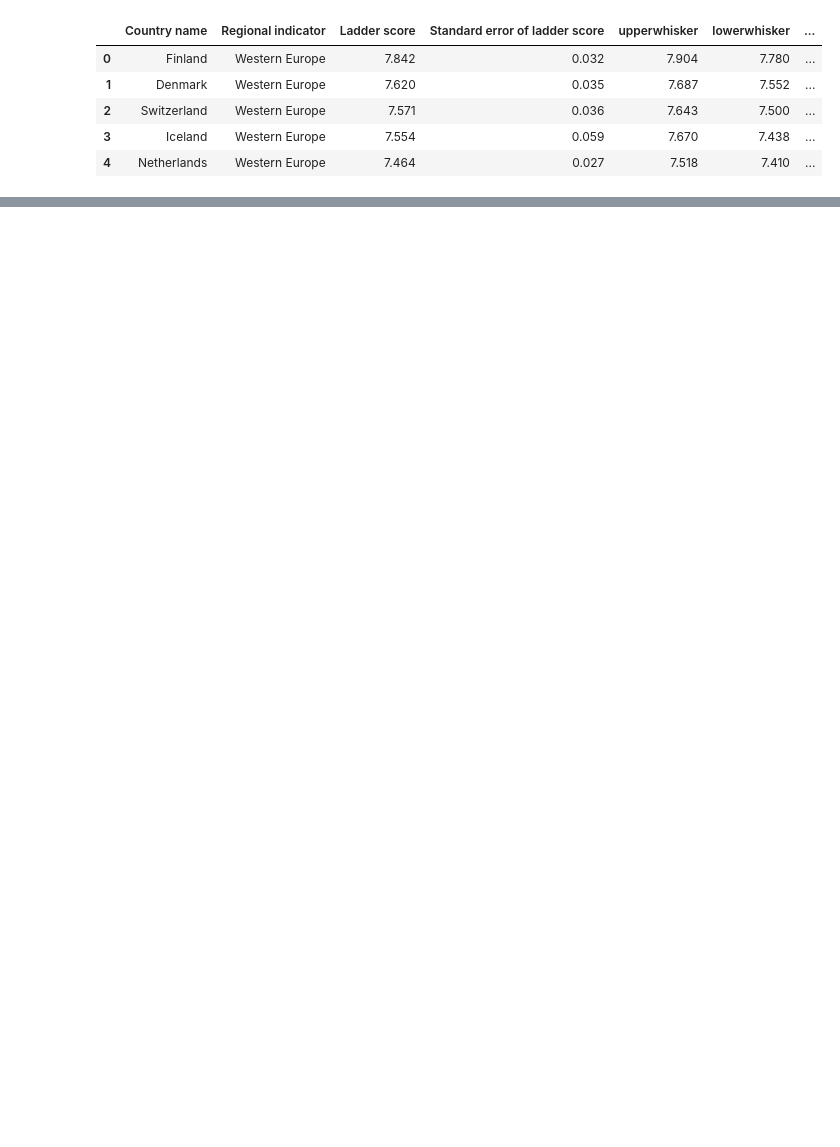
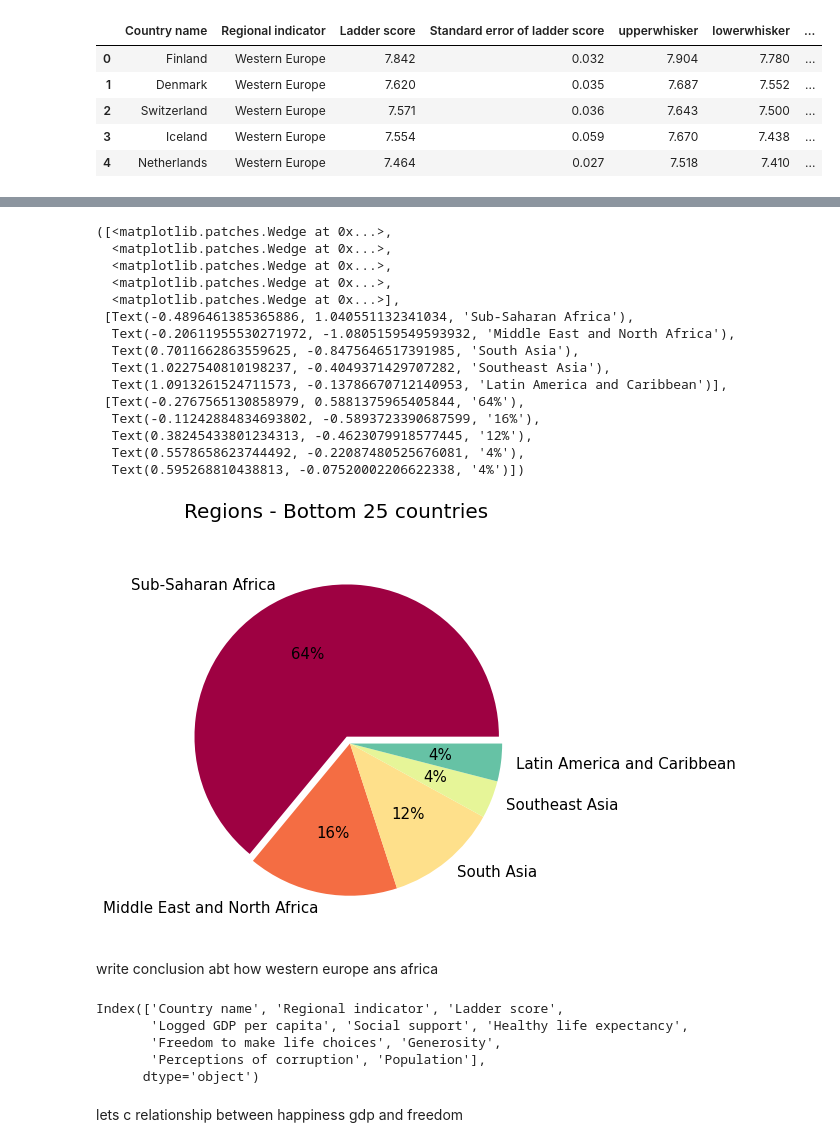
Before and after one commit to JyotsnaBN/EDA_World_Happiness_Report, a Jupyter notebook: file1.ipynb, the cells around one changed output, grey strips where cells are left out. Drawn from its saved outputs; the diff is of its cells as text; code cells hidden in the pictures; blank space fills up the shorter version.

```diff
--- a/file1.ipynb
+++ b/file1.ipynb
@@ -85,2 +26,0 @@ countries.describe()
-# %%
-countries = countries.fillna(countries.median())
@@ -175,0 +142,19 @@ for col in rep_cols:
+# %%
+bottom_25 = report.tail(25)
+bottom_25 = bottom_25.drop(['Standard error of ladder score',
+        'upperwhisker', 'lowerwhisker',
+        'Ladder score in Dystopia',
+        'Explained by: Log GDP per capita',
+        'Explained by: Social support',
+        'Explained by: Healthy life expectancy',
+        'Explained by: Freedom to make life choices',
+        'Explained by: Generosity', 'Explained by: Perceptions of corruption',
+        'Dystopia + residual'],1)
+#we keep only imp cols
+#we merge both to add population
+res = pd.merge(bottom_25, country_pop, on='Country name')
+bottom_25 = res
+list1 = list(range(125,150))
+bottom_25['Rank'] = list1
+bottom_25 = bottom_25.set_index("Rank")
+bottom_25
@@ -175,0 +285,40 @@ for col in rep_cols:
+# %%
+bottom_25_RI = bottom_25['Regional indicator'].value_counts()
+theme = plt.get_cmap('Spectral')
+textprops = {"fontsize":15}
+explode = (0.05, 0, 0, 0, 0)
+
+fig, ax = plt.subplots(figsize =(15, 7))
+ax.set_prop_cycle("color", [theme(1. * i / 5)
+                             for i in range(5)])
+fig.suptitle('Regions - Bottom 25 countries', fontsize=20)
+plt.pie(bottom_25_RI, explode = explode, autopct='%1.0f%%', labels = bottom_25_RI.index, textprops = textprops)
+# %% [output]
+([<matplotlib.patches.Wedge at 0x...>,
+  <matplotlib.patches.Wedge at 0x...>,
+  <matplotlib.patches.Wedge at 0x...>,
+  <matplotlib.patches.Wedge at 0x...>,
+  <matplotlib.patches.Wedge at 0x...>],
+ [Text(-0.4896461385365886, 1.040551132341034, 'Sub-Saharan Africa'),
+  Text(-0.20611955530271972, -1.0805159549593932, 'Middle East and North Africa'),
+  Text(0.7011662863559625, -0.8475646517391985, 'South Asia'),
+  Text(1.0227540810198237, -0.4049371429707282, 'Southeast Asia'),
+  Text(1.0913261524711573, -0.13786670712140953, 'Latin America and Caribbean')],
+ [Text(-0.2767565130858979, 0.5881375965405844, '64%'),
+  Text(-0.11242884834693802, -0.5893723390687599, '16%'),
+  Text(0.38245433801234313, -0.4623079918577445, '12%'),
+  Text(0.5578658623744492, -0.22087480525676081, '4%'),
+  Text(0.595268810438813, -0.07520002206622338, '4%')])
+[figure, added]
+# %% [markdown]
+write conclusion abt how western europe ans africa
+# %%
+top_25.columns
+# %% [output]
+Index(['Country name', 'Regional indicator', 'Ladder score',
+       'Logged GDP per capita', 'Social support', 'Healthy life expectancy',
+       'Freedom to make life choices', 'Generosity',
+       'Perceptions of corruption', 'Population'],
+      dtype='object')
+# %% [markdown]
+lets c relationship between happiness gdp and freedom
```
Also changed, not shown: parts of 35 cells of this notebook.
